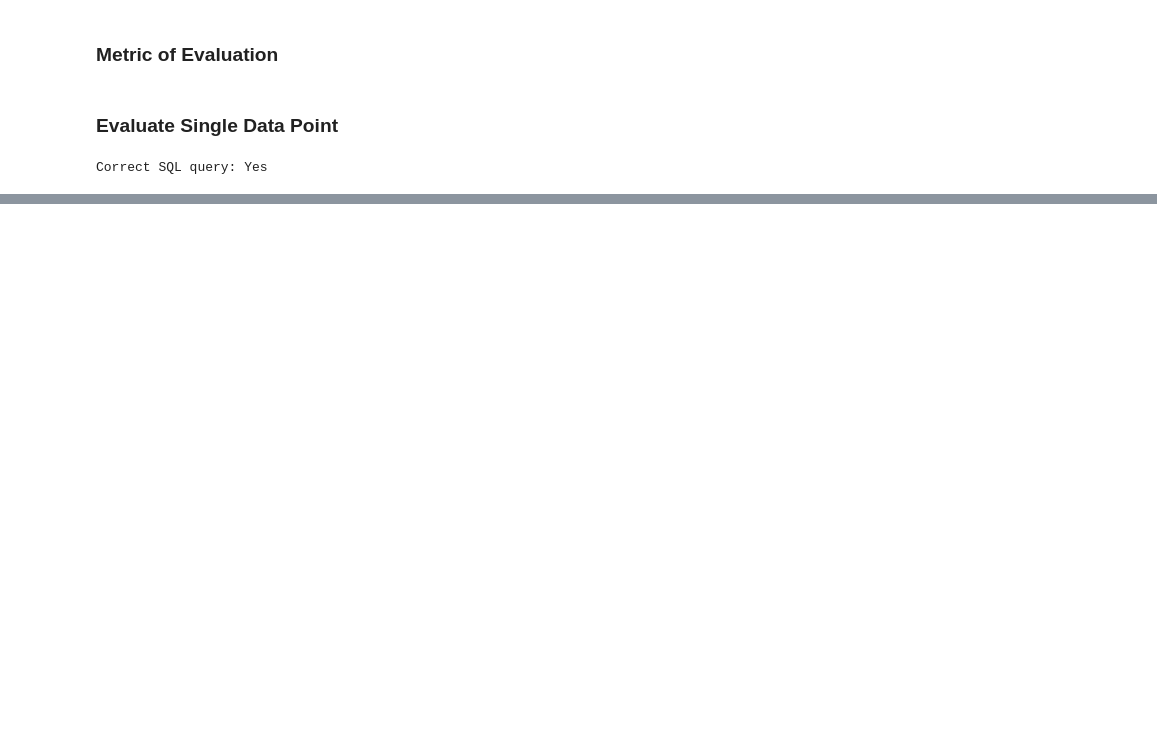
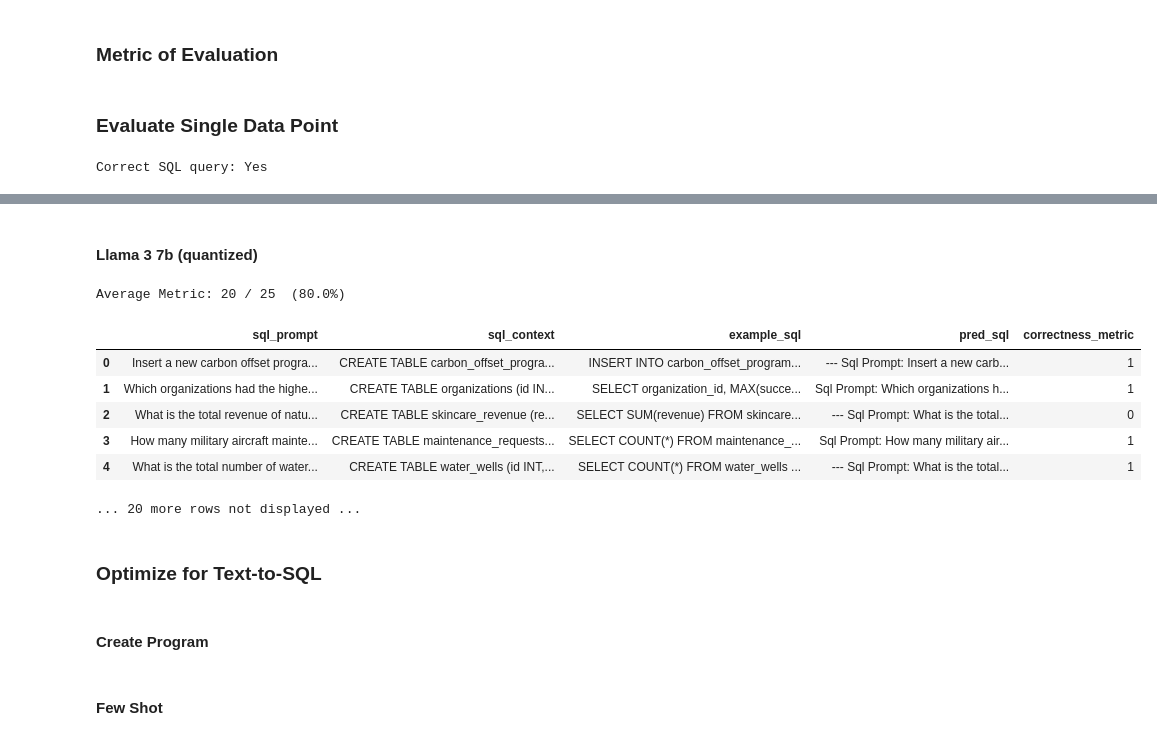
Before and after one commit to peterbull/permit-vector, a Jupyter notebook: nbs/240419_text_to_sql.ipynb, the cells around one changed output, grey strips where cells are left out. Cells and saved outputs as stored; diff of their text form; code cells hidden in the pictures; blank space fills up the shorter version.

```diff
--- a/nbs/240419_text_to_sql.ipynb
+++ b/nbs/240419_text_to_sql.ipynb
@@ -192,0 +244,25 @@ Yes/No: Yes
+# %% [markdown]
+#### Llama 3 7b (quantized)
+# %%
+with dspy.context(lm=evaluator_lm):
+    evaluate = Evaluate(
+        devset=testset,
+        metric=correctness_metric,
+        num_threads=8,
+        display_progress=True,
+        display_table=5,
+    )
+    evaluate(generate_sql_query)
+# %% [output]
+Average Metric: 20 / 25  (80.0%)
+|  | sql_prompt | sql_context | example_sql | pred_sql | correctness_metric |
+| 0 | Insert a new carbon offset progra... | CREATE TABLE carbon_offset_progra... | INSERT INTO carbon_offset_program... | --- Sql Prompt: Insert a new carb... | 1 |
+| 1 | Which organizations had the highe... | CREATE TABLE organizations (id IN... | SELECT organization_id, MAX(succe... | Sql Prompt: Which organizations h... | 1 |
+| 2 | What is the total revenue of natu... | CREATE TABLE skincare_revenue (re... | SELECT SUM(revenue) FROM skincare... | --- Sql Prompt: What is the total... | 0 |
+| 3 | How many military aircraft mainte... | CREATE TABLE maintenance_requests... | SELECT COUNT(*) FROM maintenance_... | Sql Prompt: How many military air... | 1 |
+| 4 | What is the total number of water... | CREATE TABLE water_wells (id INT,... | SELECT COUNT(*) FROM water_wells ... | --- Sql Prompt: What is the total... | 1 |
+... 20 more rows not displayed ...
+# %% [markdown]
+### Optimize for Text-to-SQL
+# %% [markdown]
+#### Create Program
@@ -192,0 +277,2 @@ Yes/No: Yes
+# %% [markdown]
+#### Few Shot
```
Also changed, not shown: parts of 22 cells of this notebook.
